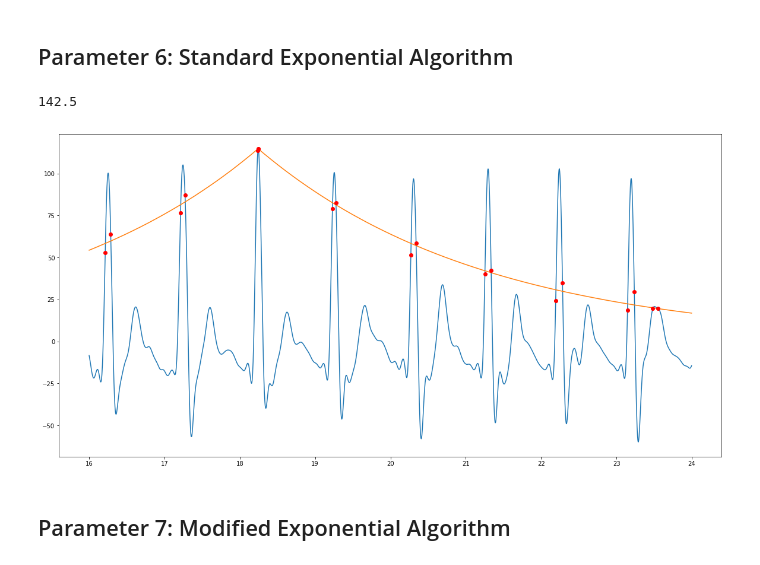
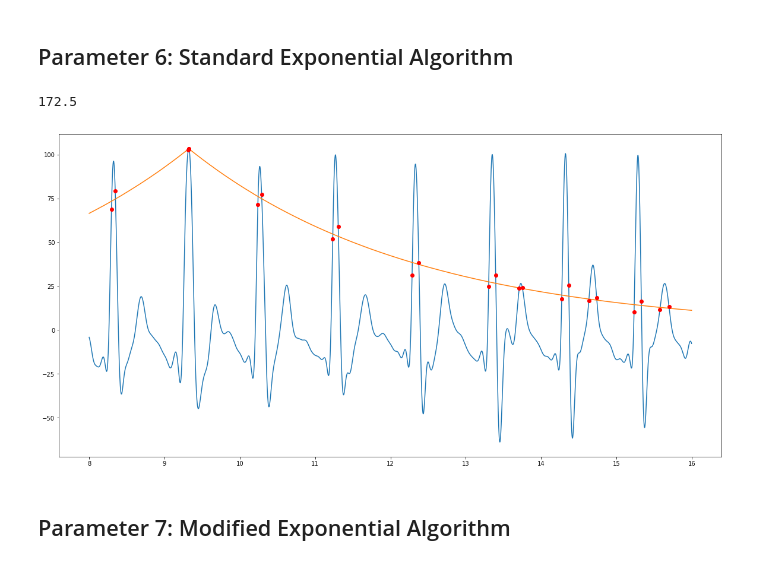
Before and after one commit to AhmadChaiban/War_on_arrhythmia, a Jupyter notebook: Thesis_Notebook.ipynb, the cells around one changed output. Drawn from its saved outputs; the diff is of its cells as text; code cells hidden in the pictures.

```diff
--- a/Thesis_Notebook.ipynb
+++ b/Thesis_Notebook.ipynb
@@ -40,5 +85,5 @@ cwd
 # %%
-MIT_data = pd.read_csv("./Data_thesis/mitbih_database/102.csv")
+MIT_data = pd.read_csv("./data_thesis/mitbih_database/102.csv")
 MIT_data = MIT_data.iloc[:,1:3].astype("float")
 # %%
 MIT_data_col1 = MIT_data.iloc[:,0]
@@ -580,10 +647,10 @@ def exp_algthm(t,signal,Tau):
     N = (int_num/Time_length)*60
     return N
 # %%
-exp_algthm(time[4800:7200],MIT_signal[4800:7200],3)
+exp_algthm(time[2400:4800],MIT_signal[2400:4800],3)
 # %% [output]
-142.5
+172.5
-[figure, old version]
+[figure, new version]
 # %% [markdown]
 ## Parameter 7: Modified Exponential Algorithm
 # %%
```
Also changed, not shown: parts of 22 cells of this notebook, 1 other file.
